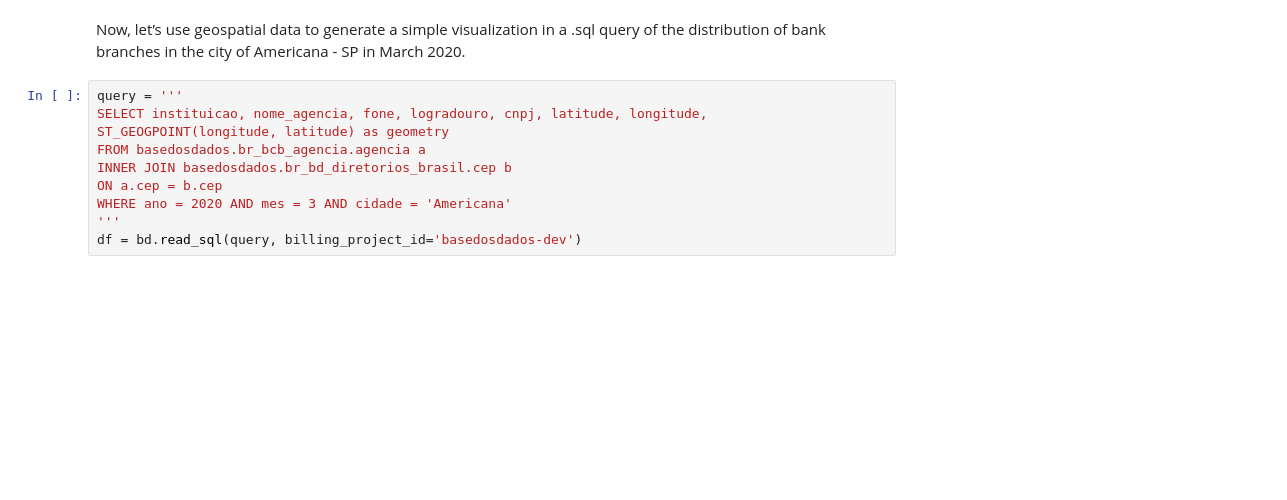
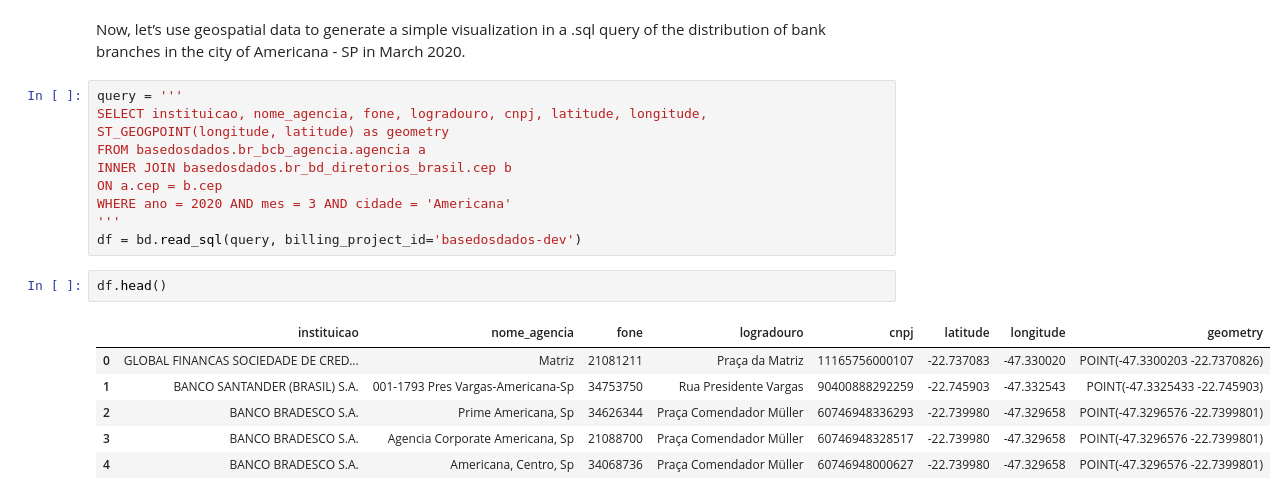
Before and after one commit to gustavoalcantara/data-portfolio, a Jupyter notebook: geospatial_etl.ipynb, the cells around one changed output. Cells and saved outputs as stored; diff of their text form; blank space fills up the shorter version.

```diff
--- a/geospatial_etl.ipynb
+++ b/geospatial_etl.ipynb
@@ -115,3 +115,12 @@ ON a.cep = b.cep
 WHERE ano = 2020 AND mes = 3 AND cidade = 'Americana'
 '''
 df = bd.read_sql(query, billing_project_id='basedosdados-dev')
+# %%
+df.head()
+# %% [output]
+|  | instituicao | nome_agencia | fone | logradouro | cnpj | latitude | longitude | geometry |
+| 0 | GLOBAL FINANCAS SOCIEDADE DE CRED... | Matriz | 21081211 | Praça da Matriz | 11165756000107 | -22.737083 | -47.330020 | POINT(-47.3300203 -22.7370826) |
+| 1 | BANCO SANTANDER (BRASIL) S.A. | 001-1793 Pres Vargas-Americana-Sp | 34753750 | Rua Presidente Vargas | 90400888292259 | -22.745903 | -47.332543 | POINT(-47.3325433 -22.745903) |
+| 2 | BANCO BRADESCO S.A. | Prime Americana, Sp | 34626344 | Praça Comendador Müller | 60746948336293 | -22.739980 | -47.329658 | POINT(-47.3296576 -22.7399801) |
+| 3 | BANCO BRADESCO S.A. | Agencia Corporate Americana, Sp | 21088700 | Praça Comendador Müller | 60746948328517 | -22.739980 | -47.329658 | POINT(-47.3296576 -22.7399801) |
+| 4 | BANCO BRADESCO S.A. | Americana, Centro, Sp | 34068736 | Praça Comendador Müller | 60746948000627 | -22.739980 | -47.329658 | POINT(-47.3296576 -22.7399801) |
```
Also changed, not shown: parts of 3 cells of this notebook.
